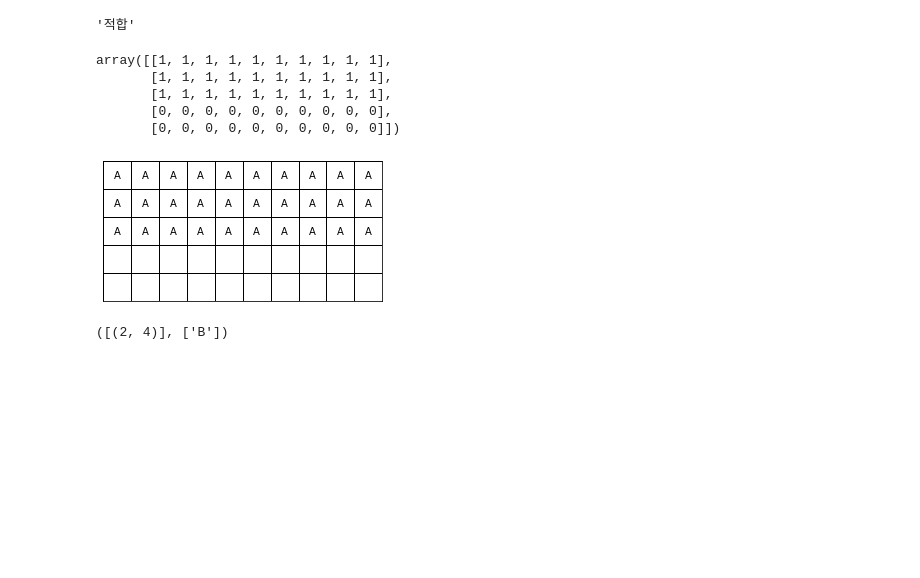
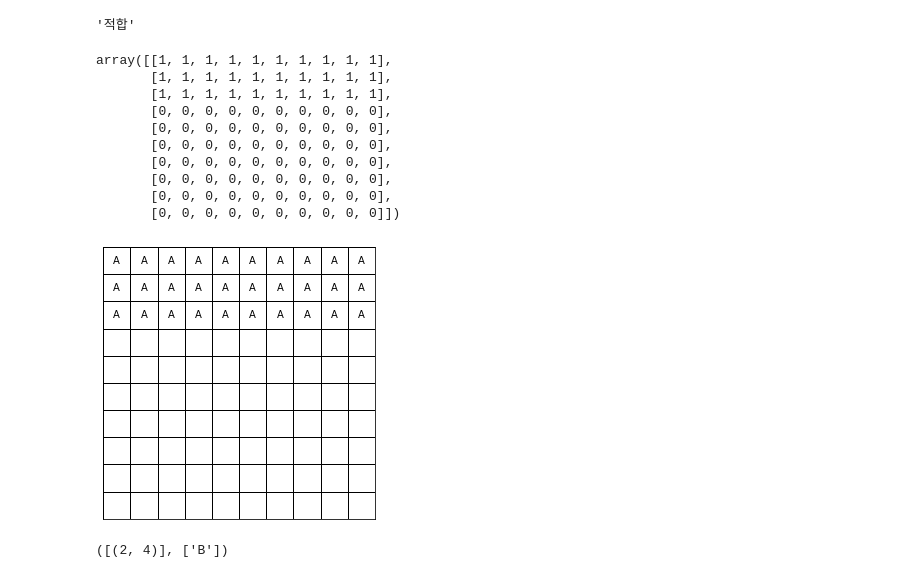
Before and after one commit to kstyle2198/optimus, a Jupyter notebook: 프로토타입5.ipynb, the cells around one changed output. Saved outputs shown, nothing was run; the diff lists cells and outputs as text; code cells hidden in the pictures; blank space fills up the shorter version.

```diff
--- a/프로토타입5.ipynb
+++ b/프로토타입5.ipynb
@@ -676,7 +373,7 @@ def 정반세팅(사이즈):  #사이즈 = (10, 10)
     return surface, surface_width, surface_height
 # %%
 # Function to check if a block can be placed on the surface
-def can_place(surface, block, start_row, start_col):
+def can_place(surface, surface_width, surface_height, block, start_row, start_col):
     block_height, block_width = block
     if start_row + block_height > surface_height or start_col + block_width > surface_width:
         return False
@@ -688,7 +385,7 @@ def place_block(surface, block, start_row, start_col, block_id):
     surface[start_row:start_row + block_height, start_col:start_col + block_width] = block_id
 
 # Function to find the best fit for a block on the surface
-def find_best_fit(surface, block, block_id):
+def find_best_fit(surface, surface_width, surface_height, block, block_id):
     best_fit_score = float('inf')
     best_position = None
     block_height, block_width = block
@@ -696,7 +393,7 @@ def find_best_fit(surface, block, block_id):
     # Iterate over all possible positions on the surface
     for y in range(surface_height - block_height + 1):
         for x in range(surface_width - block_width + 1):
-            if can_place(surface, block, y, x):
+            if can_place(surface, surface_width, surface_height, block, y, x):
                 # Calculate a score; here we use the top-left corner (y, x) as the score
                 # A lower score means the block is closer to the top-left
                 score = y + x
@@ -711,11 +408,11 @@ def find_best_fit(surface, block, block_id):
     return False  # No fit found
 
 # Function to fit blocks on the surface in order
-def fit_blocks(surface, blocks, names):
+def fit_blocks(surface, surface_width, surface_height, blocks, names):
     result = ""
     block_id = max(map(max, surface))+1  # Start numbering blocks from 1
     for name, block in zip(names, blocks):
-        if not find_best_fit(surface, block, block_id):
+        if not find_best_fit(surface, surface_width, surface_height, block, block_id):
             print(f"Block {block_id} of size {block} could not be placed.")
             result = "부적합"
         else:
@@ -753,3 +422,26 @@ def draw(surface):
+# %%
+def draw1(surface, block_names):
+    fig, ax = plt.subplots(figsize=(5, 5))
+
+    cmap = mcolors.ListedColormap(['white'] + ['C{}'.format(i) for i in range(len(block_names))])
+    norm = mcolors.BoundaryNorm(np.arange(0.5, len(block_names) + 2), cmap.N)
+
+    ax.imshow(surface, cmap=cmap, norm=norm)
+
+    for y in range(surface.shape[0]):
+        for x in range(surface.shape[1]):
+            if surface[y, x] != 0:
+                ax.text(x, y, str(block_names[surface[y, x]-1]), ha='center', va='center', color='black')
+
+    ax.set_xticks(np.arange(-.5, surface.shape[1], 1), minor=True)
+    ax.set_yticks(np.arange(-.5, surface.shape[0], 1), minor=True)
+    ax.grid(which="minor", color="black", linestyle='-', linewidth=1)
+    ax.tick_params(which="minor", size=0)
+
+    ax.set_xticks([])
+    ax.set_yticks([])
+
+    plt.show()
 # %% [markdown]
 ## 단순시뮬
 # %%
@@ -791,6 +483,6 @@ draw(surface)
 # %%
-사이즈 = (10, 5)
-surface, surface_width, surface_height = 정반세팅(사이즈)
+정반사이즈 = (10, 5)
+surface, surface_width, surface_height = 정반세팅(정반사이즈)
 surface, surface_width, surface_height
 # %% [output]
 (array([[0, 0, 0, 0, 0, 0, 0, 0, 0, 0],
@@ -823,7 +515,7 @@ block_names.append(블록명)
 surface, surface_width, surface_height = 정반세팅(사이즈)
 # %%
 # Place the blocks on the surface
-results = fit_blocks(surface, block_sizes, block_names)
+results = fit_blocks(surface, surface_width, surface_height, block_sizes, block_names)
 surface = results[0]
 surface
 # %% [output]
@@ -831,11 +523,16 @@ array([[1, 1, 1, 1, 1, 1, 1, 1, 1, 1],
        [1, 1, 1, 1, 1, 1, 1, 1, 1, 1],
        [1, 1, 1, 1, 1, 1, 1, 1, 1, 1],
        [0, 0, 0, 0, 0, 0, 0, 0, 0, 0],
+       [0, 0, 0, 0, 0, 0, 0, 0, 0, 0],
+       [0, 0, 0, 0, 0, 0, 0, 0, 0, 0],
+       [0, 0, 0, 0, 0, 0, 0, 0, 0, 0],
+       [0, 0, 0, 0, 0, 0, 0, 0, 0, 0],
+       [0, 0, 0, 0, 0, 0, 0, 0, 0, 0],
        [0, 0, 0, 0, 0, 0, 0, 0, 0, 0]])
 # %%
-draw(surface)
+draw1(surface, block_names)
 # %% [output]
-[figure, old version]
+[figure, new version]
 # %%
 block_size = [(2, 4)]
 block_name = ["B"]
```
Also changed, not shown: parts of 73 cells of this notebook, 1 other file.
